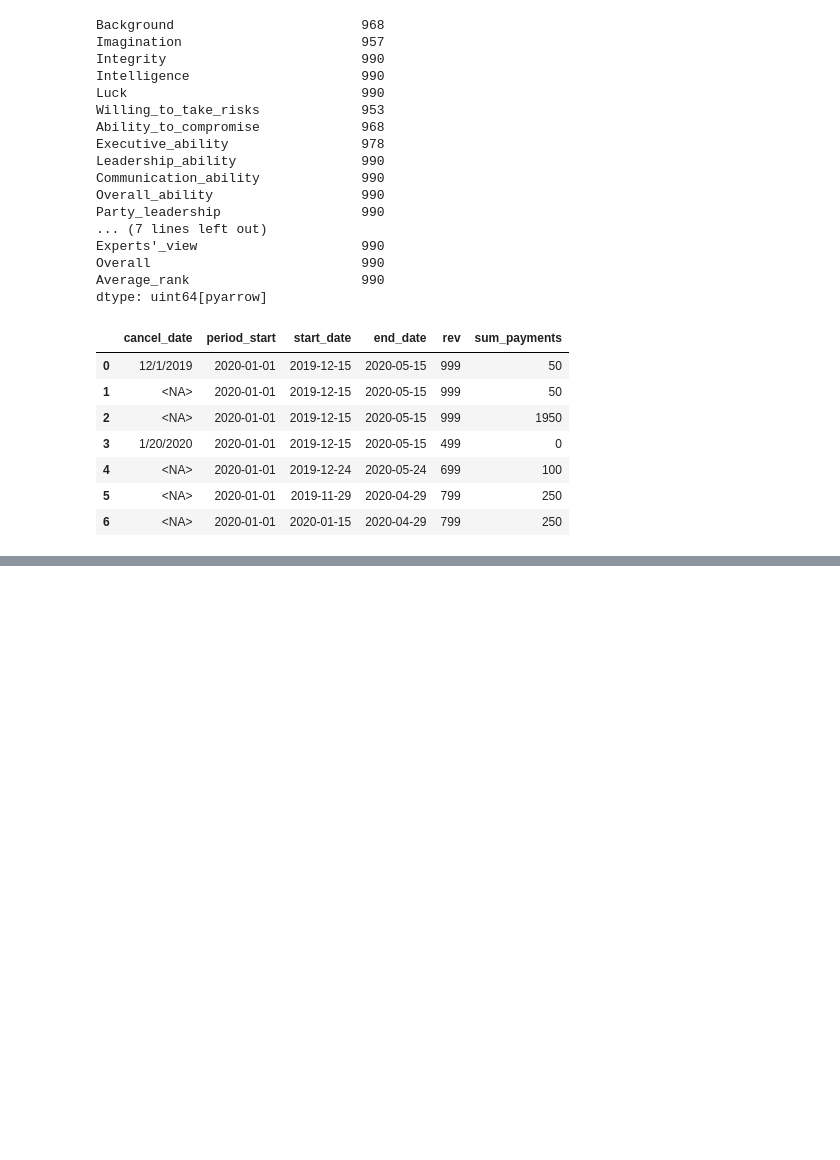
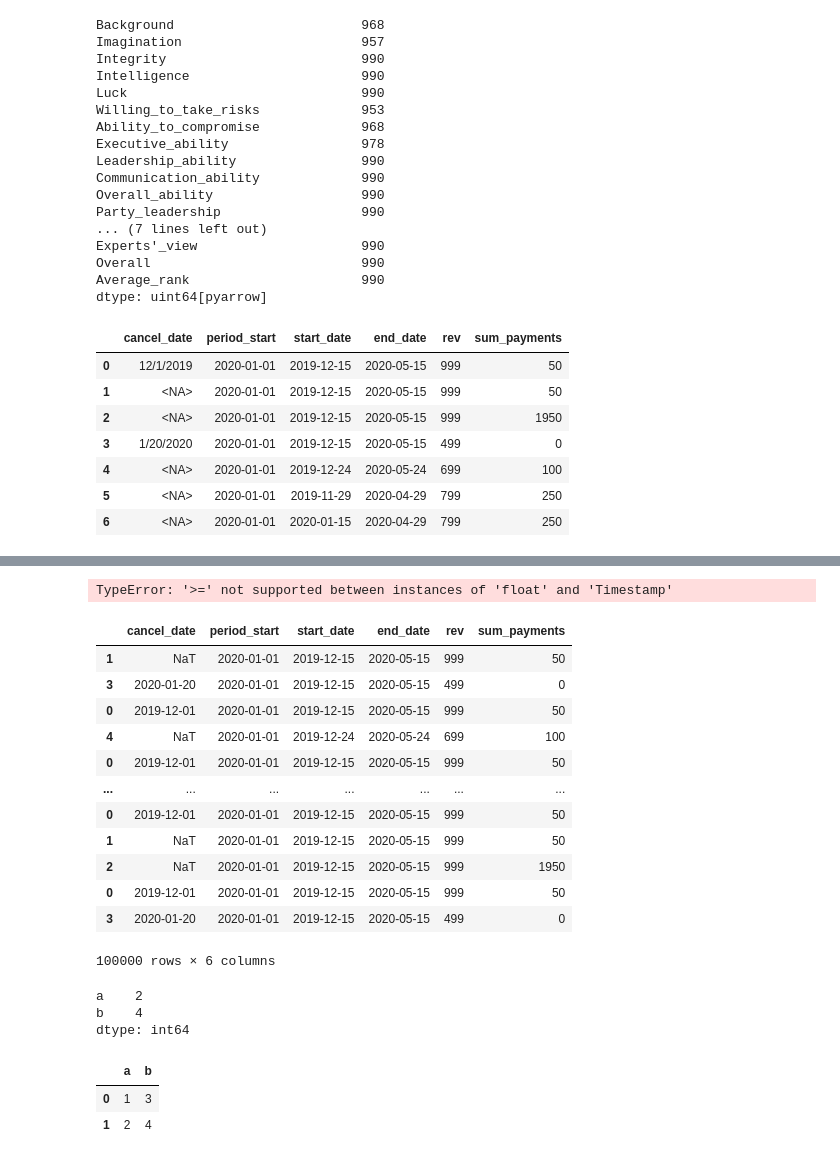
Before and after one commit to Luxxlux/PandasPractice, a Jupyter notebook: Chapter 18 - Looping and aggregation.ipynb, the cells around one changed output, grey strips where cells are left out. Saved outputs shown, nothing was run; the diff lists cells and outputs as text; code cells hidden in the pictures; blank space fills up the shorter version.

```diff
--- a/Chapter 18 - Looping and aggregation.ipynb
+++ b/Chapter 18 - Looping and aggregation.ipynb
@@ -250,0 +422,34 @@ dtype: float64
+# %%
+# Loop over each row and calculate the maximum and minimum values
+(bill_100k.max(axis=1))
+# %% [output]
+TypeError: '>=' not supported between instances of 'float' and 'Timestamp'
+# %%
+bill_100k
+# %% [output]
+|  | cancel_date | period_start | start_date | end_date | rev | sum_payments |
+| 1 | NaT | 2020-01-01 | 2019-12-15 | 2020-05-15 | 999 | 50 |
+| 3 | 2020-01-20 | 2020-01-01 | 2019-12-15 | 2020-05-15 | 499 | 0 |
+| 0 | 2019-12-01 | 2020-01-01 | 2019-12-15 | 2020-05-15 | 999 | 50 |
+| 4 | NaT | 2020-01-01 | 2019-12-24 | 2020-05-24 | 699 | 100 |
+| 0 | 2019-12-01 | 2020-01-01 | 2019-12-15 | 2020-05-15 | 999 | 50 |
+| ... | ... | ... | ... | ... | ... | ... |
+| 0 | 2019-12-01 | 2020-01-01 | 2019-12-15 | 2020-05-15 | 999 | 50 |
+| 1 | NaT | 2020-01-01 | 2019-12-15 | 2020-05-15 | 999 | 50 |
+| 2 | NaT | 2020-01-01 | 2019-12-15 | 2020-05-15 | 999 | 1950 |
+| 0 | 2019-12-01 | 2020-01-01 | 2019-12-15 | 2020-05-15 | 999 | 50 |
+| 3 | 2020-01-20 | 2020-01-01 | 2019-12-15 | 2020-05-15 | 499 | 0 |
+100000 rows × 6 columns
+# %%
+df = pd.DataFrame({"a":[1,2], "b":[3,4]})
+df.max(axis=0)
+# %% [output]
+a    2
+b    4
+dtype: int64
+# %%
+df
+# %% [output]
+|  | a | b |
+| 0 | 1 | 3 |
+| 1 | 2 | 4 |
```
Also changed, not shown: parts of 26 cells of this notebook.
